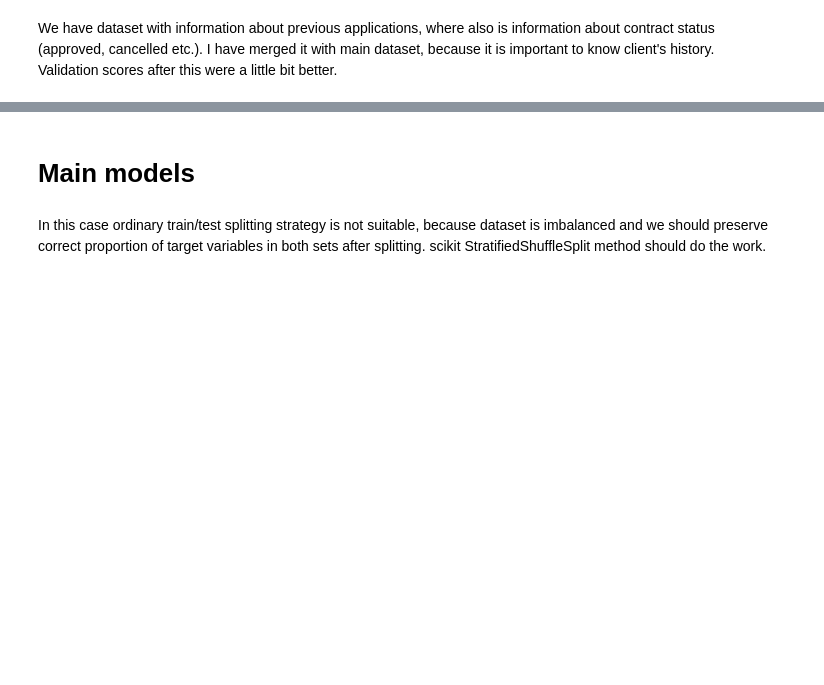
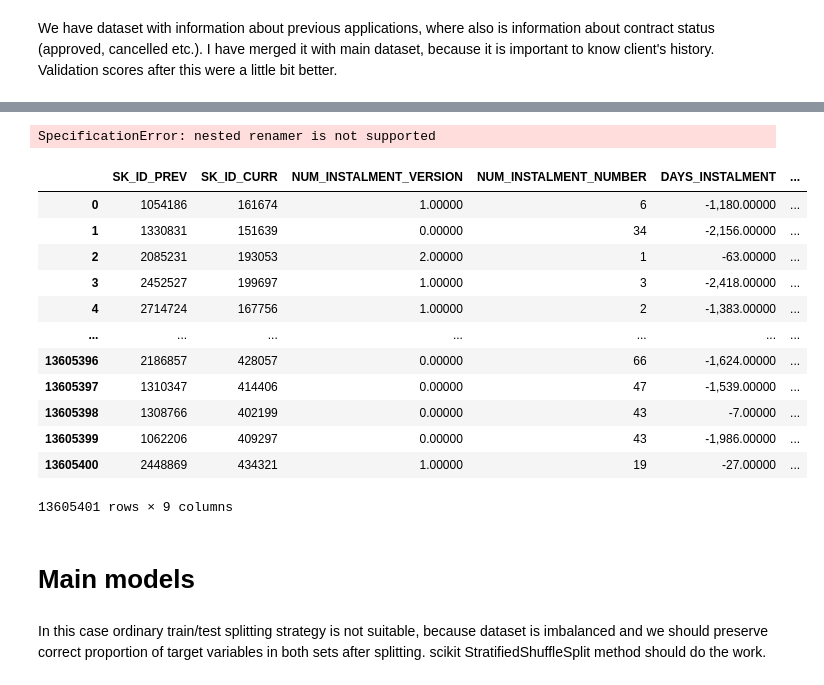
Before and after one commit to Gedas-LT/kaggle-home-credit, a Jupyter notebook: notebook.ipynb, the cells around one changed output, grey strips where cells are left out. Cells and saved outputs as stored; diff of their text form; code cells hidden in the pictures; blank space fills up the shorter version.

Commit message:
Status of Installments

```diff
--- a/notebook.ipynb
+++ b/notebook.ipynb
@@ -500,3 +517,23 @@ application_test = pd.merge(application_test, previous_application_status, on="S
+# %%
+installments_payments["AAH"] = installments_payments.apply(installments_payments)
+# %% [output]
+SpecificationError: nested renamer is not supported
+# %%
+installments_payments
+# %% [output]
+|  | SK_ID_PREV | SK_ID_CURR | NUM_INSTALMENT_VERSION | NUM_INSTALMENT_NUMBER | DAYS_INSTALMENT | ... |
+| 0 | 1054186 | 161674 | 1.00000 | 6 | -1,180.00000 | ... |
+| 1 | 1330831 | 151639 | 0.00000 | 34 | -2,156.00000 | ... |
+| 2 | 2085231 | 193053 | 2.00000 | 1 | -63.00000 | ... |
+| 3 | 2452527 | 199697 | 1.00000 | 3 | -2,418.00000 | ... |
+| 4 | 2714724 | 167756 | 1.00000 | 2 | -1,383.00000 | ... |
+| ... | ... | ... | ... | ... | ... | ... |
+| 13605396 | 2186857 | 428057 | 0.00000 | 66 | -1,624.00000 | ... |
+| 13605397 | 1310347 | 414406 | 0.00000 | 47 | -1,539.00000 | ... |
+| 13605398 | 1308766 | 402199 | 0.00000 | 43 | -7.00000 | ... |
+| 13605399 | 1062206 | 409297 | 0.00000 | 43 | -1,986.00000 | ... |
+| 13605400 | 2448869 | 434321 | 1.00000 | 19 | -27.00000 | ... |
+13605401 rows × 9 columns
 # %% [markdown]
 # Main models
 # %%
```
Also changed, not shown: parts of 3 cells of this notebook.
